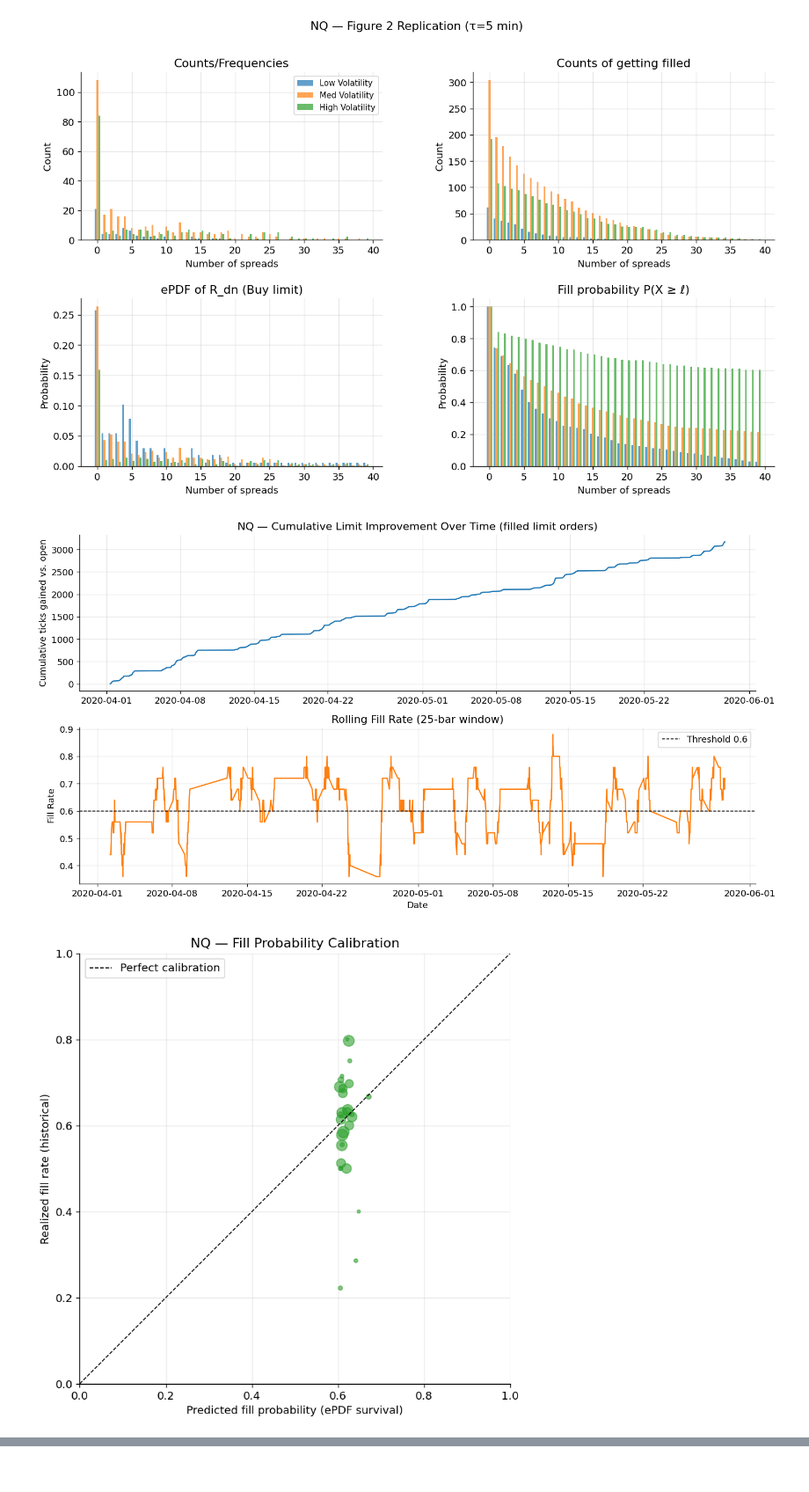
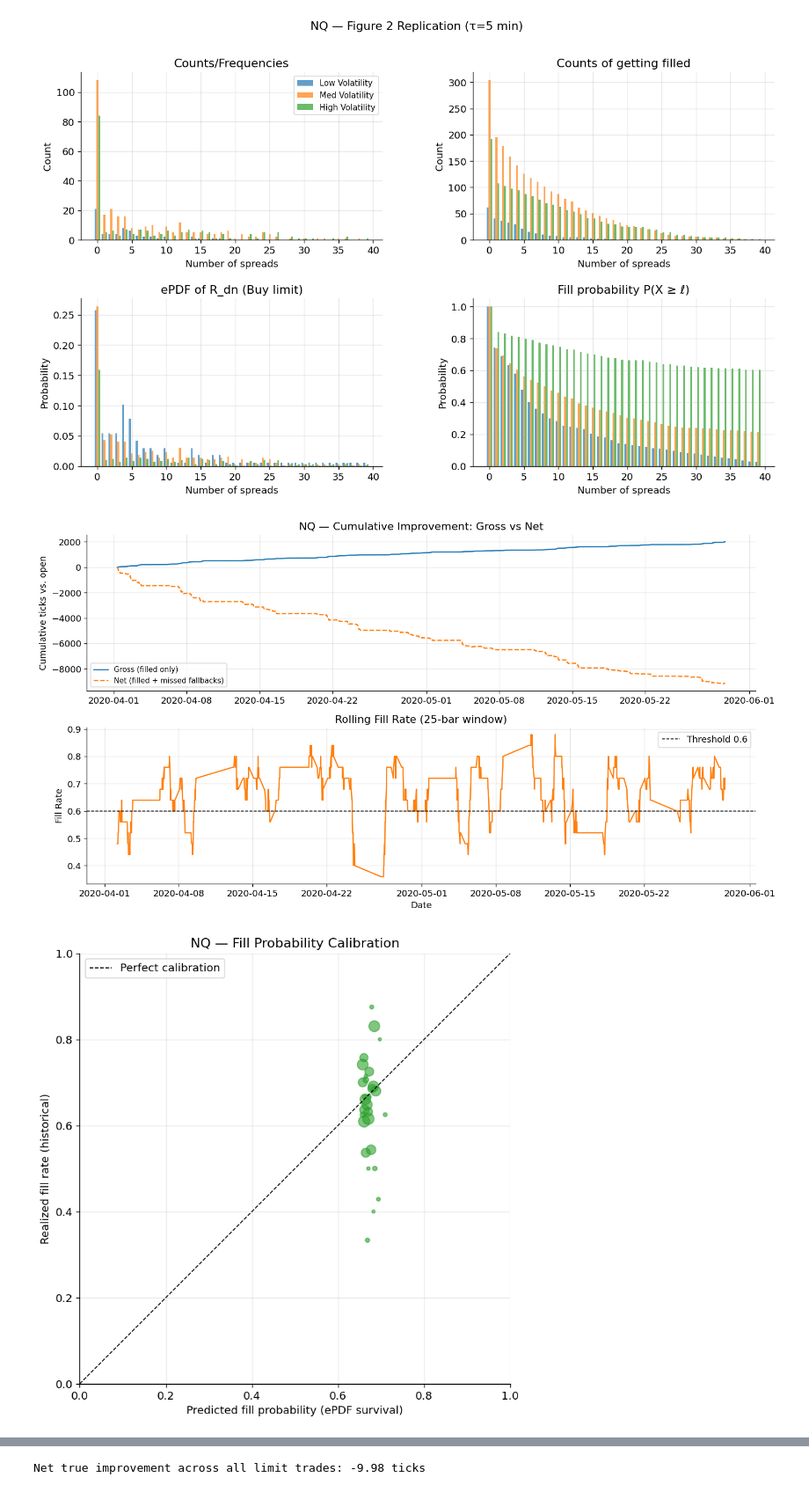
Before and after one commit to lysanderzhang/monte-carlo-project-group, a Jupyter notebook: order_execution.ipynb, the cells around one changed output, grey strips where cells are left out. Shown at 88% size. Drawn from its saved outputs; the diff is of its cells as text; code cells hidden in the pictures.

```diff
--- a/order_execution.ipynb
+++ b/order_execution.ipynb
@@ -62,6 +62,7 @@ BOOTSTRAP_REPS   = 1_000       # bootstrap resamples for ePDF estimation uncerta
 
 # --- Backtest & Order Placement ---
 FILL_PROB_THRESHOLD = 0.60     # min fill probability required to place a limit order
+QUEUE_HAIRCUT    = 0.92        # queue-position discount on raw fill probability (1.0 = no haircut)
 
 # --- Synthetic Signal fallback (used only when USE_AI_AGENT_SIGNAL = False) ---
 SIGNAL_TYPE      = 'momentum'  # 'momentum' or 'mean_reversion'
@@ -1200,6 +1205,7 @@ def run_backtest(df: pd.DataFrame,
         open_px   = row['open']
         high_px   = row['high']
         low_px    = row['low']
+        close_px  = row['close']
 
         # Direction determines which ePDF to use
         direction = 'R_up' if signal == -1 else 'R_dn'   # sell→R_up, buy→R_dn
@@ -1220,6 +1226,7 @@ def run_backtest(df: pd.DataFrame,
             fill_price      = open_px
             filled          = True
             is_market_order = True
+            is_missed_limit = False
             improvement     = 0.0
         else:
             if signal == -1:   # Sell: place limit above open
@@ -1230,15 +1237,20 @@ def run_backtest(df: pd.DataFrame,
                 filled      = low_px  <= limit_price
 
             if filled:
-                fill_price  = limit_price
-                # Improvement = how much better than open (positive = good)
+                fill_price      = limit_price
+                is_missed_limit = False
                 if signal == -1:
                     improvement = (fill_price - open_px) / tick_size   # sold higher
                 else:
                     improvement = (open_px - fill_price) / tick_size   # bought lower
             else:
-                fill_price  = np.nan
-                improvement = 0.0   # unfilled: treat as market order (0 improvement)
+                # Missed limit: fall back to bar close as market execution proxy
+                fill_price      = close_px
+                is_missed_limit = True
+                if signal == -1:   # Sell at close instead of limit above open
+                    improvement = (close_px - open_px) / tick_size  # typically negative
+                else:              # Buy at close instead of limit below open
+                    improvement = (open_px - close_px) / tick_size  # typically negative
 
         records.append({
             'bar_time':            df.index[j],
@@ -1255,6 +1267,7 @@ def run_backtest(df: pd.DataFrame,
             'fill_price':          fill_price,
             'improvement_ticks':   improvement,
             'is_market_fallback':  is_market_order,
+            'is_missed_limit':     is_missed_limit,
         })
 
     if not records:
@@ -1262,6 +1275,7 @@ def run_backtest(df: pd.DataFrame,
             'signal', 'vol_state', 'sig_state', 'dir_state', 'state',
             'direction', 'open_price', 'limit_level_ticks', 'limit_price',
             'filled', 'fill_price', 'improvement_ticks', 'is_market_fallback',
+            'is_missed_limit',
         ])
     return pd.DataFrame(records).set_index('bar_time')
 
@@ -1440,21 +1459,24 @@ plot_epdf_figure2(epdf_store, states_fig2, direction='R_dn',
 # SECTION 10c — CALIBRATION & TIME-SERIES PLOTS
 # ─────────────────────────────────────────────
 
-# 1. Cumulative improvement over time
-filled_limit_trades = trades_df[
-    ~trades_df['is_market_fallback'] & trades_df['filled']
-].copy()
+# 1. Cumulative improvement: gross (filled only) vs net (all limit trades incl. missed fallbacks)
+all_limit_trades    = trades_df[~trades_df['is_market_fallback']].copy()
+filled_limit_trades = all_limit_trades[all_limit_trades['filled']]
 
 fig, axes = plt.subplots(2, 1, figsize=(13, 7), sharex=False)
 
-# Cumulative improvement
-cum_impr = filled_limit_trades['improvement_ticks'].cumsum()
-axes[0].plot(cum_impr.index, cum_impr.values, color=PALETTE[0])
-axes[0].set(title=f'{ASSET} — Cumulative Limit Improvement Over Time (filled limit orders)',
-            ylabel='Cumulative ticks gained vs. open')
+# Gross = filled limits only; Net = all limit orders (fills + missed-fill costs)
+cum_gross = filled_limit_trades['improvement_ticks'].cumsum()
+cum_net   = all_limit_trades['improvement_ticks'].cumsum()
+axes[0].plot(cum_gross.index, cum_gross.values, color=PALETTE[0], label='Gross (filled only)')
+axes[0].plot(cum_net.index,   cum_net.values,   color=PALETTE[1],
+             label='Net (filled + missed fallbacks)', linestyle='--')
+axes[0].legend(fontsize=9)
+axes[0].set(title=f'{ASSET} — Cumulative Improvement: Gross vs Net',
+            ylabel='Cumulative ticks vs. open')
 
 # Rolling fill rate (25-bar window)
-limit_df = trades_df[~trades_df['is_market_fallback']].copy()
+limit_df = all_limit_trades
 rolling_fill = limit_df['filled'].rolling(25).mean()
 axes[1].plot(rolling_fill.index, rolling_fill.values, color=PALETTE[1])
 axes[1].axhline(FILL_PROB_THRESHOLD, color='k', linestyle='--', linewidth=1,
@@ -1466,32 +1488,55 @@ plt.tight_layout()
 plt.show()
 
 # 2. Calibration scatter: predicted fill probability vs. realized fill rate
 # Group by (state, limit_level_ticks) and compare predicted vs. actual
 calib_records = []
 for (state, direction), group in limit_df.groupby(['state', 'direction']):
     for ell, sub in group.groupby('limit_level_ticks'):
         if len(sub) < 5:
             continue
         predicted = epdf_store.fill_prob(state, direction, int(ell))
         realized  = sub['filled'].mean()
         calib_records.append({'predicted': predicted, 'realized': realized,
                               'n': len(sub)})
 
 calib_df = pd.DataFrame(calib_records)
 if not calib_df.empty:
     fig, ax = plt.subplots(figsize=(7, 7))
     sc = ax.scatter(calib_df['predicted'], calib_df['realized'],
                     s=calib_df['n'] * 2, alpha=0.6, color=PALETTE[2])
     ax.plot([0, 1], [0, 1], 'k--', linewidth=1, label='Perfect calibration')
     ax.set(title=f'{ASSET} — Fill Probability Calibration',
            xlabel='Predicted fill probability (ePDF survival)',
            ylabel='Realized fill rate (historical)',
            xlim=(0, 1), ylim=(0, 1))
     ax.legend()
     plt.tight_layout()
     plt.show()
 else:
     print("  Not enough (state, ell) groups with >=5 trades for calibration plot.")
+
+# 3. Improvement distribution: filled limits vs missed-fill fallbacks
+filled_impr = trades_df[trades_df['filled']]['improvement_ticks']
+missed_impr = trades_df[trades_df['is_missed_limit']]['improvement_ticks']
+if len(missed_impr) > 0:
+    lo = int(min(missed_impr.min(), filled_impr.min())) - 1
+    hi = int(filled_impr.max()) + 2
+    bins = range(lo, hi)
+    fig, ax = plt.subplots(figsize=(11, 4))
+    ax.hist(filled_impr, bins=bins, alpha=0.6, color=PALETTE[0],
+            label=f'Filled limits  (n={len(filled_impr):,}, mean={filled_impr.mean():.1f} ticks)')
+    ax.hist(missed_impr, bins=bins, alpha=0.6, color=PALETTE[1],
+            label=f'Missed → close (n={len(missed_impr):,}, mean={missed_impr.mean():.1f} ticks)')
+    ax.axvline(0, color='k', linewidth=1, linestyle='--', label='Break-even vs open')
+    net = all_limit_trades['improvement_ticks'].mean()
+    ax.axvline(net, color='red', linewidth=1.5, linestyle=':', label=f'Net avg = {net:.2f} ticks')
+    ax.set(title=f'{ASSET} — Improvement Distribution: Filled vs Missed-Limit Fallbacks',
+           xlabel='Improvement vs open (ticks; positive = better than open)',
+           ylabel='Count')
+    ax.legend()
+    plt.tight_layout()
+    plt.show()
+    print(f'Net true improvement across all limit trades: {net:.2f} ticks')
 # %% [output]
-[figure, old version]
+[figure, new version]
-[figure, old version]
+[figure, new version]
@@ -1498,3 +1544,4 @@ else:
+Net true improvement across all limit trades: -9.98 ticks
 # %%
 # ─────────────────────────────────────────────
 # SECTION 10d — SENSITIVITY ANALYSIS
```
Also changed, not shown: parts of 6 cells of this notebook.
